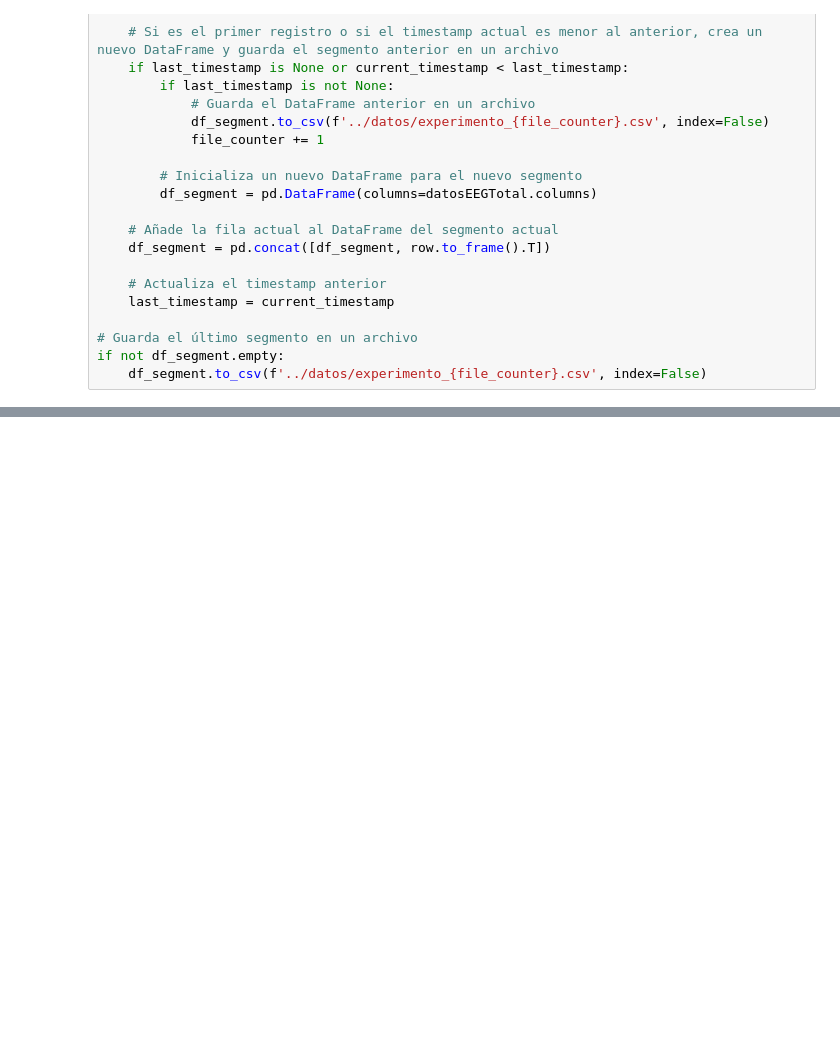
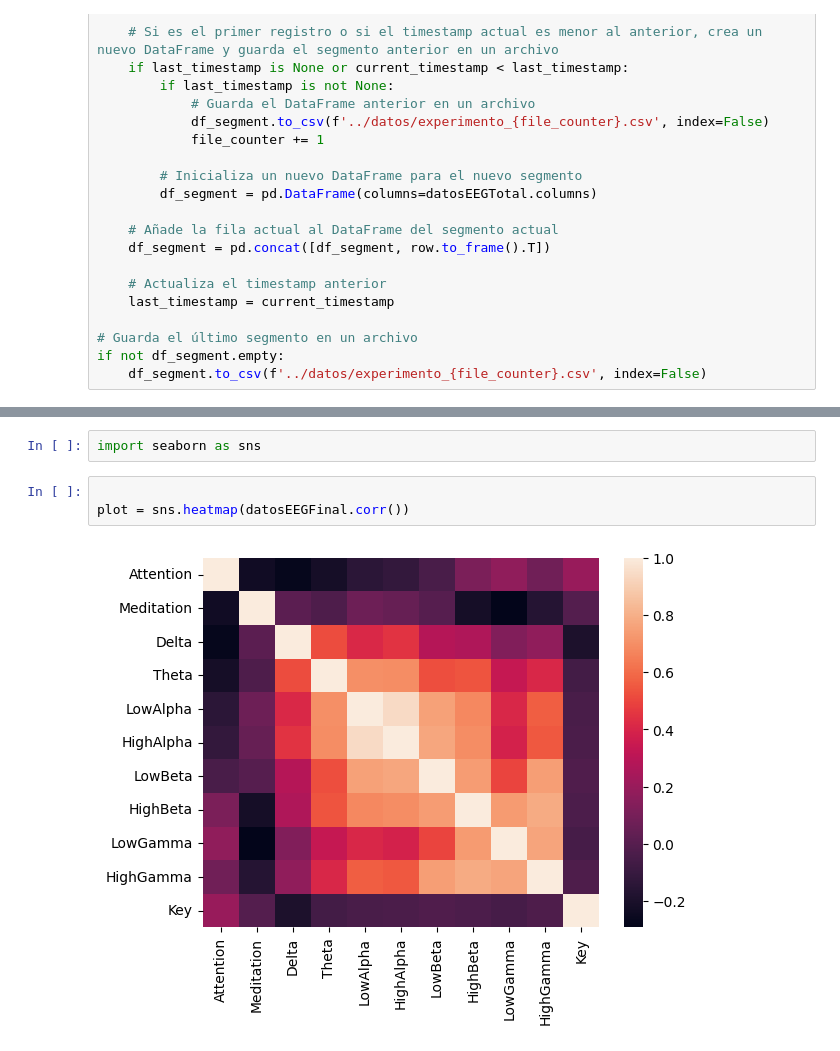
Before and after one commit to jpg1003/AnalisisEEG, a Jupyter notebook: codigo/notebooks/CodigoTFG_limpieza.ipynb, the cells around one changed output, grey strips where cells are left out. Drawn from its saved outputs; the diff is of its cells as text; blank space fills up the shorter version.

```diff
--- a/codigo/notebooks/CodigoTFG_limpieza.ipynb
+++ b/codigo/notebooks/CodigoTFG_limpieza.ipynb
@@ -334,0 +317,7 @@ Key= datosEEGFinal[['Key']]
+# %%
+import seaborn as sns
+# %%
+
+plot = sns.heatmap(datosEEGFinal.corr())
+# %% [output]
+[figure, added]
```
Also changed, not shown: parts of 16 cells of this notebook.
